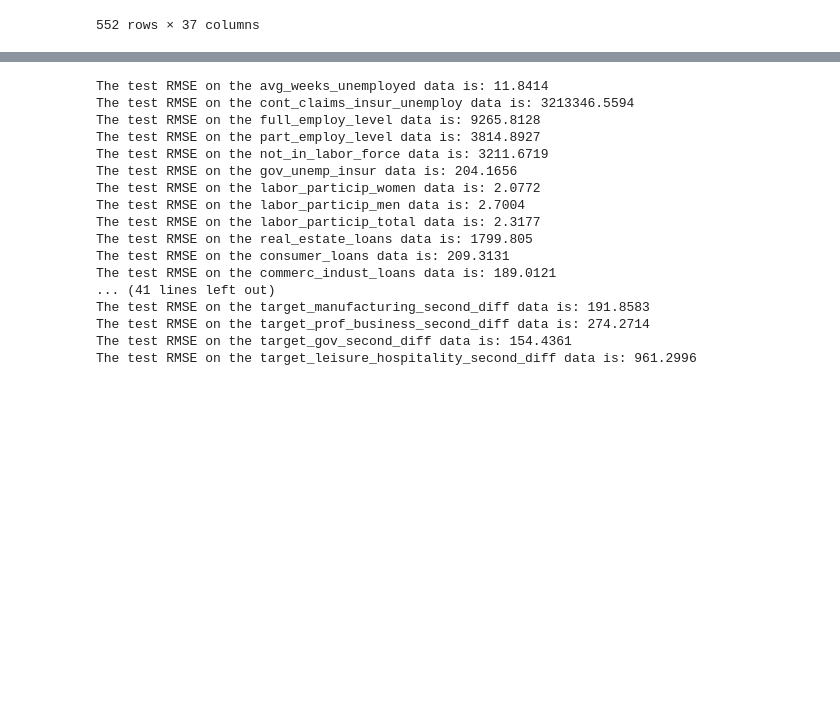
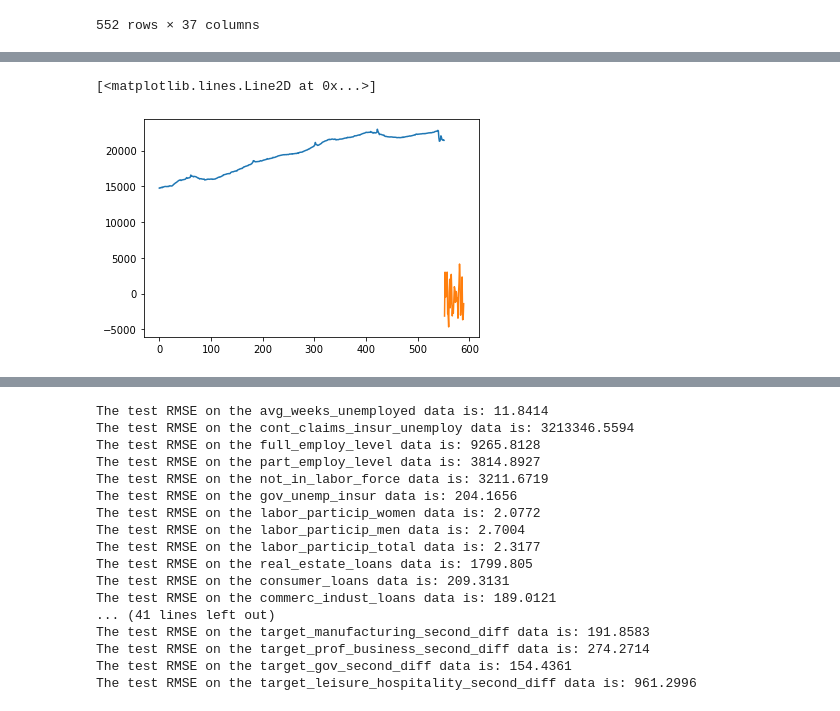
Before and after one commit to isaiahdwest/group-project, a Jupyter notebook: Tony_model.ipynb, the cells around one changed output, grey strips where cells are left out. Saved outputs shown, nothing was run; the diff lists cells and outputs as text; code cells hidden in the pictures; blank space fills up the shorter version.

```diff
--- a/Tony_model.ipynb
+++ b/Tony_model.ipynb
@@ -181,0 +218,5 @@ ts_model.
+# %%
+fc = ts_model.forecast(forecast_input, lag_order, (test_df[-38:].drop(columns = diff)))
+# %%
+df_forecast = pd.DataFrame(fc, index=df.index[-38:], columns=df[diff].columns + '_pred')
+df_forecast
@@ -181,0 +242,11 @@ ts_model.
+# %%
+def invert_transformation(data, pred):
+    forecast = pred.copy()
+    columns = data.columns
+    for col in columns:
+        forecast[str(col)+'_pred'] = data[col].iloc[-1] +   forecast[str(col) +'_pred'].cumsum()
+    return forecast
+
+output = invert_transformation(test[diff], df_forecast)
+# %%
+new_df = pd.concat([test_df, output], ignore_index= True )
@@ -181,0 +269,6 @@ ts_model.
+# %%
+plt.plot(new_df['target_gov'])
+plt.plot(new_df['target_gov_second_diff_pred'])
+# %% [output]
+[<matplotlib.lines.Line2D at 0x...>]
+[figure, added]
```
Also changed, not shown: parts of 54 cells of this notebook.
